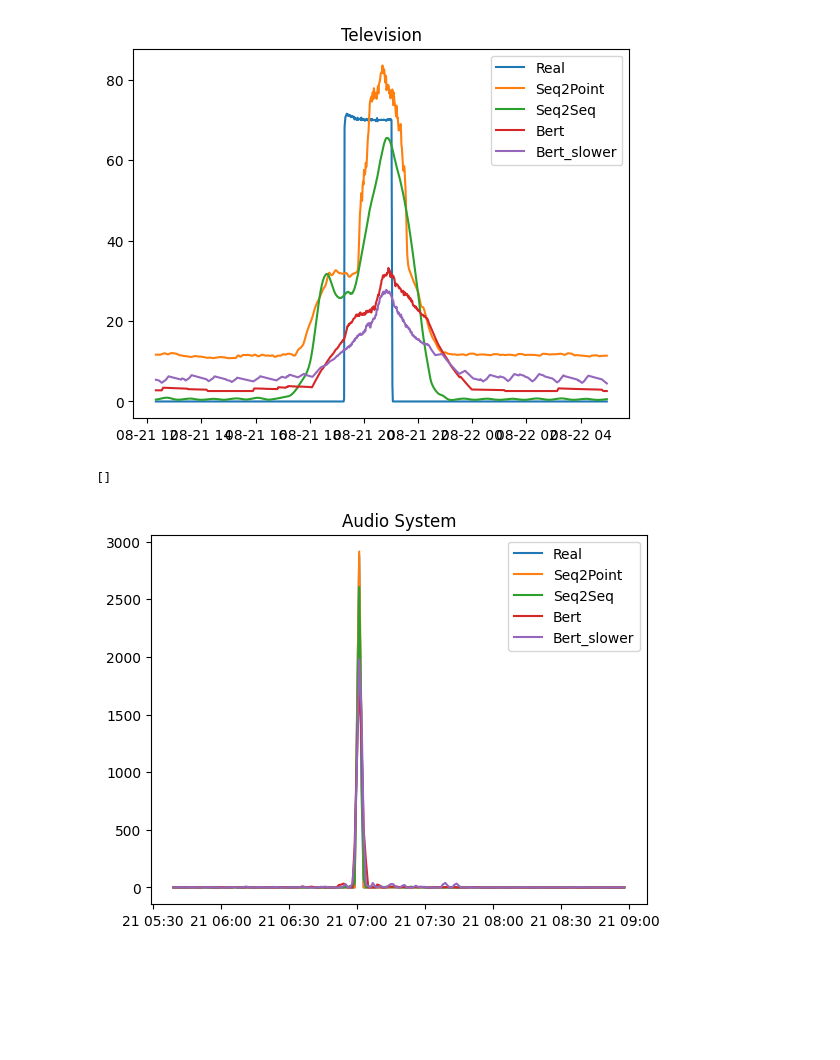
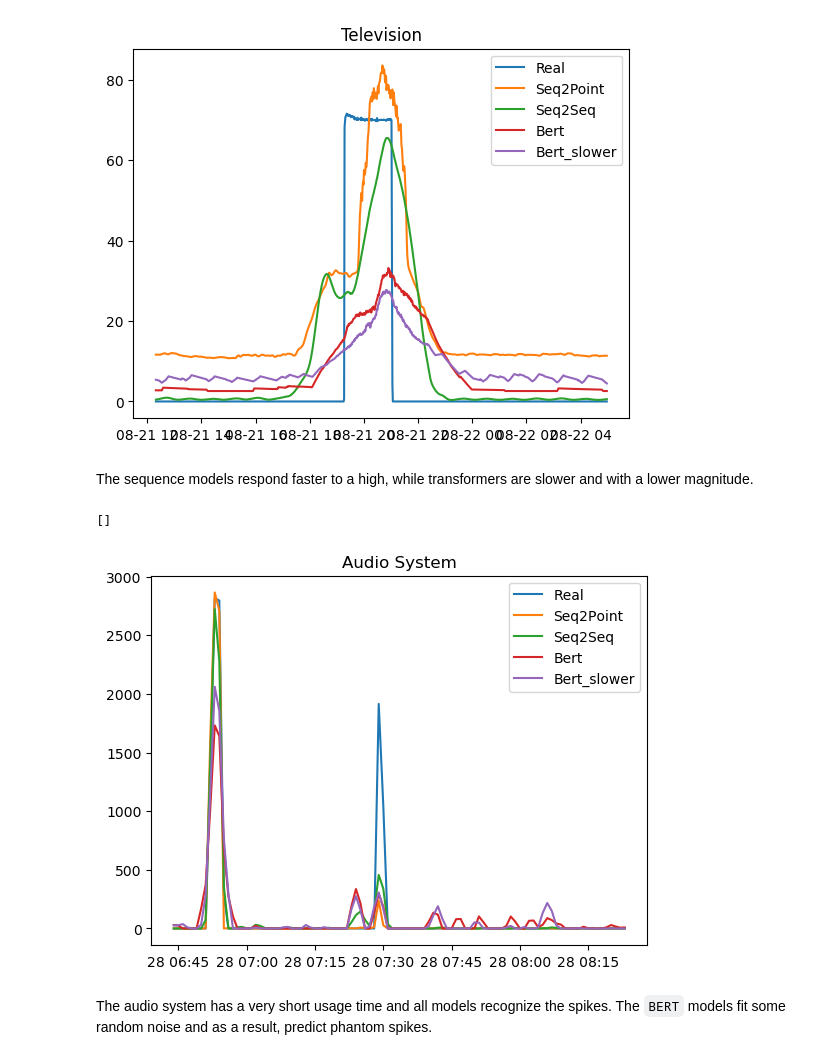
Before and after one commit to johannesgl4d0s/case_study, a Jupyter notebook: CaseStudy1_ml.ipynb, the cells around one changed output. Drawn from its saved outputs; the diff is of its cells as text; code cells hidden in the pictures; blank space fills up the shorter version.

```diff
--- a/CaseStudy1_ml.ipynb
+++ b/CaseStudy1_ml.ipynb
@@ -1369,19 +1387,23 @@ plt.plot()
 # %% [output]
 []
 [figure]
+# %% [markdown]
+The sequence models respond faster to a high, while transformers are slower and with a lower magnitude.
 # %%
-a = 29100
-b = 29300
+a = 39300
+b = 39400
 col = 3   # Audio System
 
 plt.plot(results["test_submeters"][col][1][0][a:b], label = "Real")
 plt.plot(results["pred_overall"]["Seq2Point"].iloc[a:b,col], label = "Seq2Point")
 plt.plot(results["pred_overall"]["Seq2Seq"].iloc[a:b,col], label = "Seq2Seq")
 plt.plot(results["pred_overall"]["Bert"].iloc[a:b,col], label = "Bert")
 plt.plot(results["pred_overall"]["Bert_slower"].iloc[a:b,col], label = "Bert_slower")
 plt.title("Audio System")
 plt.legend()
 plt.plot()
 # %% [output]
 []
-[figure, old version]
+[figure, new version]
+# %% [markdown]
+The audio system has a very short usage time and all models recognize the spikes. The `BERT` models fit some random noise and as a result, predict phantom spikes.
```
Also changed, not shown: parts of 14 cells of this notebook.
